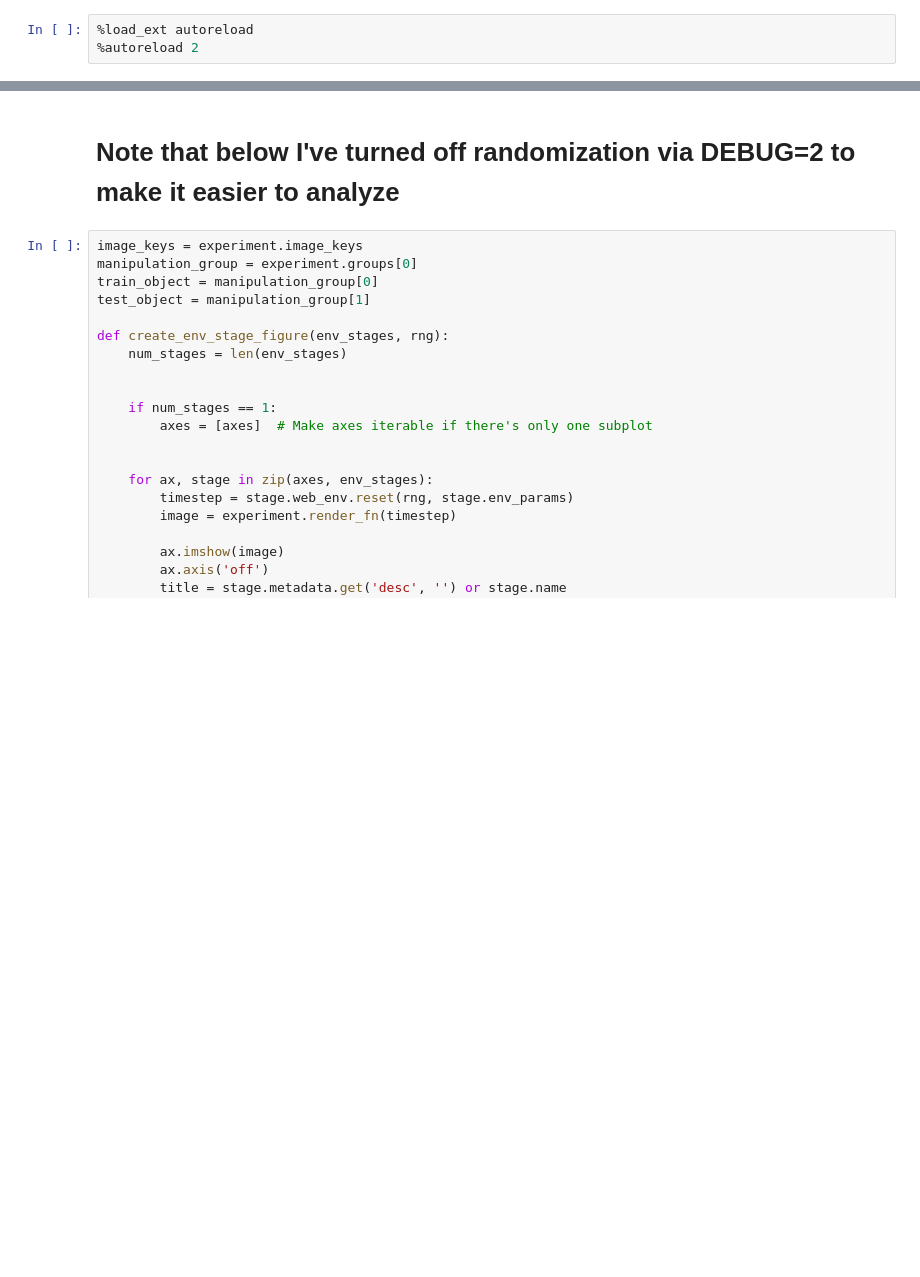
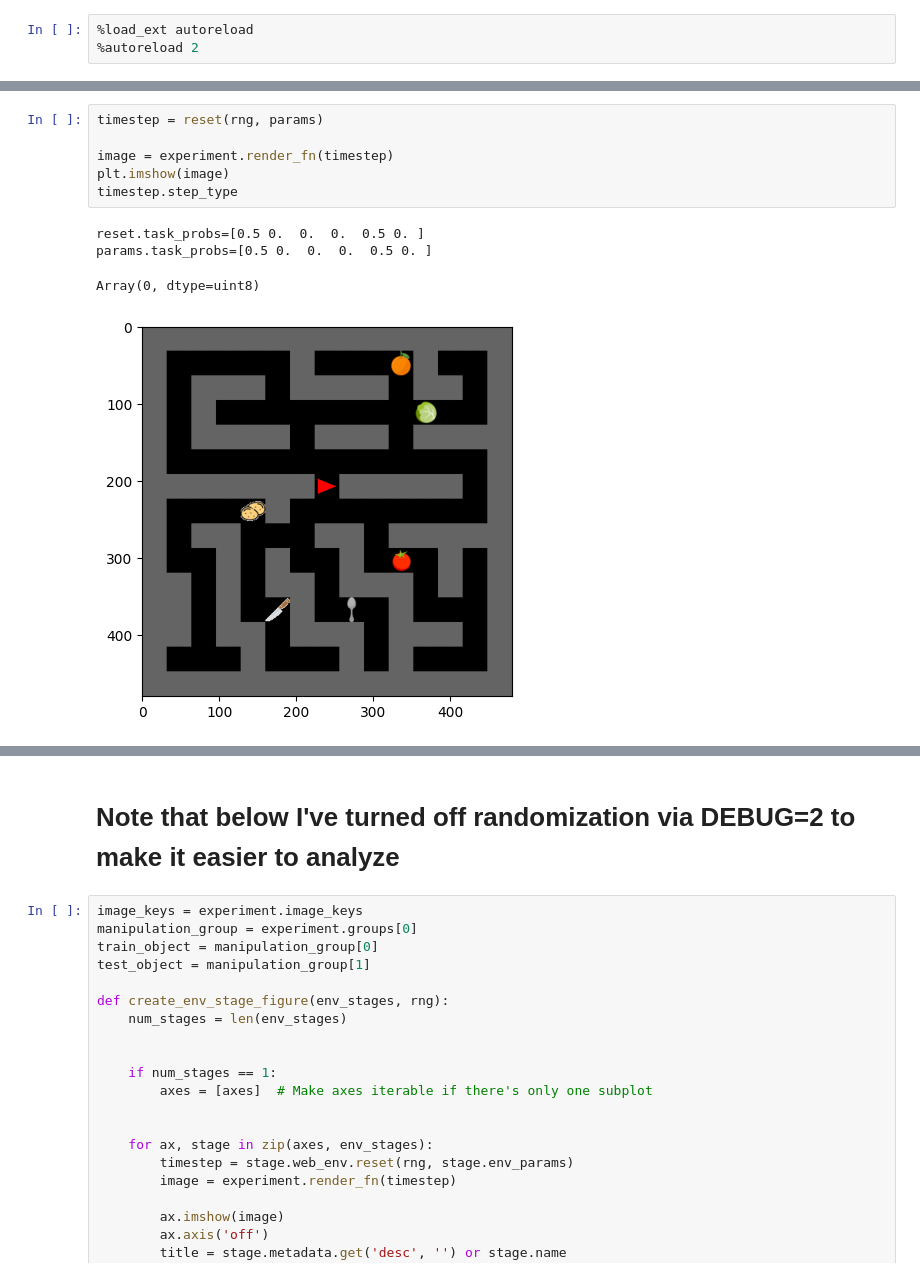
Before and after one commit to wcarvalho/human-dyna-web, a Jupyter notebook: experiment_1_vis.ipynb, the cells around one changed output, grey strips where cells are left out. Cells and saved outputs as stored; diff of their text form; blank space fills up the shorter version.

```diff
--- a/experiment_1_vis.ipynb
+++ b/experiment_1_vis.ipynb
@@ -34,0 +138,11 @@ Compiling multi-render function.
+# %%
+timestep = reset(rng, params)
+
+image = experiment.render_fn(timestep)
+plt.imshow(image)
+timestep.step_type
+# %% [output]
+reset.task_probs=[0.5 0.  0.  0.  0.5 0. ]
+params.task_probs=[0.5 0.  0.  0.  0.5 0. ]
+Array(0, dtype=uint8)
+[figure, added]
```
Also changed, not shown: parts of 17 cells of this notebook, 7 other files.
